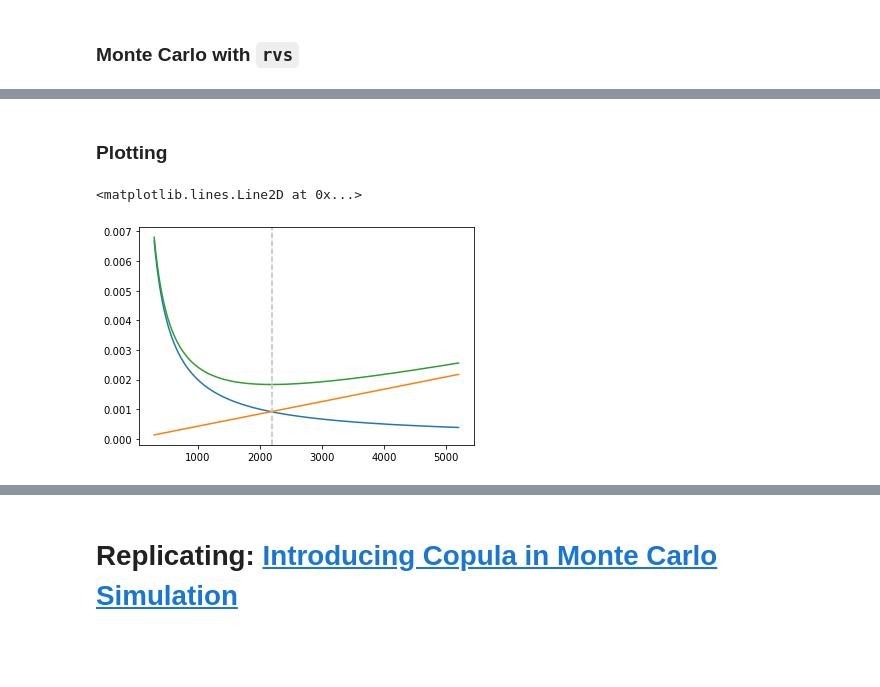
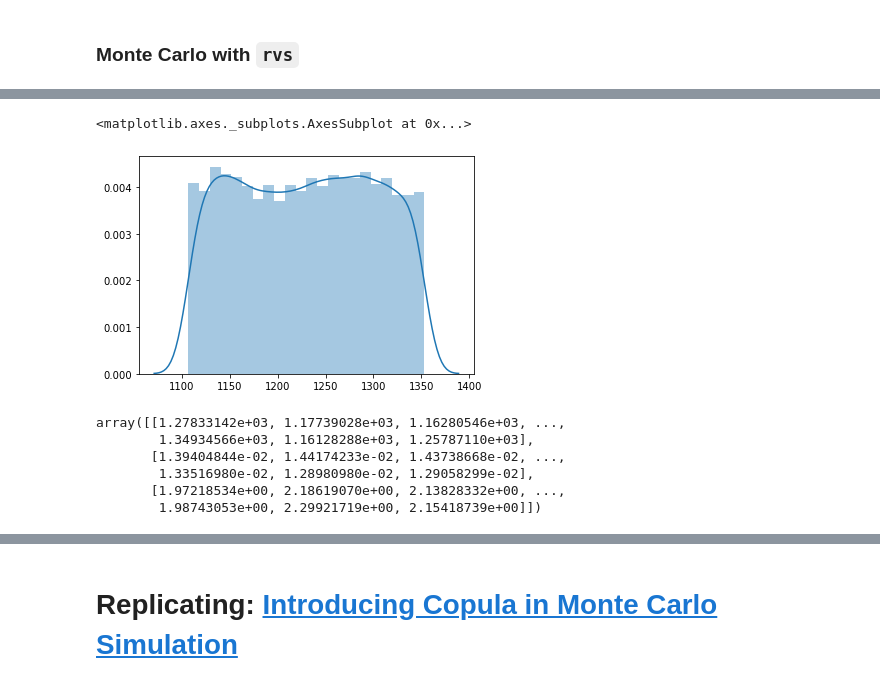
Before and after one commit to OpenSourceEconomics/econsa, a Jupyter notebook: copula-sampling.ipynb, the cells around one changed output, grey strips where cells are left out. Drawn from its saved outputs; the diff is of its cells as text; code cells hidden in the pictures; blank space fills up the shorter version.

```diff
--- a/copula-sampling.ipynb
+++ b/copula-sampling.ipynb
@@ -346,11 +143,24 @@ t_setup, t_interest, t = eoq_harris_total_cost(params, x, y)
-# %% [markdown]
-### Plotting
-# %%
-plt.clf()
-sns.lineplot(x=y, y=t_setup)
-sns.lineplot(x=y, y=t_interest)
-sns.lineplot(x=y, y=t)
-plt.axvline(2190, linestyle="--", color="silver")
-# %% [output]
-<matplotlib.lines.Line2D at 0x...>
-[figure, removed]
+# %%
+np.random.seed(seed)
+m = cp.Uniform(x_min_multiplier*m_0,
+               x_max_multiplier*m_0).sample(n, rule=sample_rule)
+c = cp.Uniform(x_min_multiplier*c_0,
+               x_max_multiplier*c_0).sample(n, rule=sample_rule)
+s = cp.Uniform(x_min_multiplier*s_0,
+               x_max_multiplier*s_0).sample(n, rule=sample_rule)
+# %%
+plt.clf()
+sns.distplot(m)
+# %% [output]
+<matplotlib.axes._subplots.AxesSubplot at 0x...>
+[figure, added]
+# %%
+x = np.array([m, c, s])
+x
+# %% [output]
+array([[1.27833142e+03, 1.17739028e+03, 1.16280546e+03, ...,
+        1.34934566e+03, 1.16128288e+03, 1.25787110e+03],
+       [1.39404844e-02, 1.44174233e-02, 1.43738668e-02, ...,
+        1.33516980e-02, 1.28980980e-02, 1.29058299e-02],
+       [1.97218534e+00, 2.18619070e+00, 2.13828332e+00, ...,
+        1.98743053e+00, 2.29921719e+00, 2.15418739e+00]])
```
Also changed, not shown: parts of 67 cells of this notebook, 1 other file.
